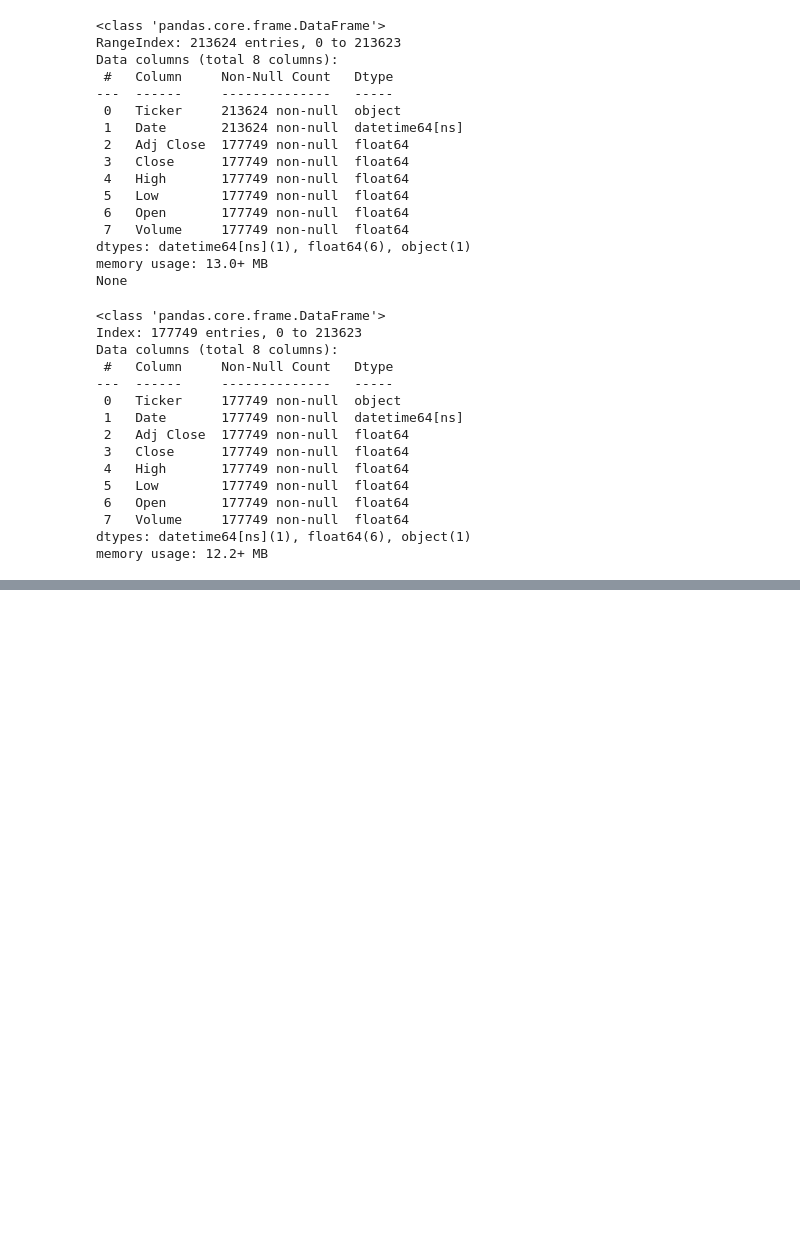
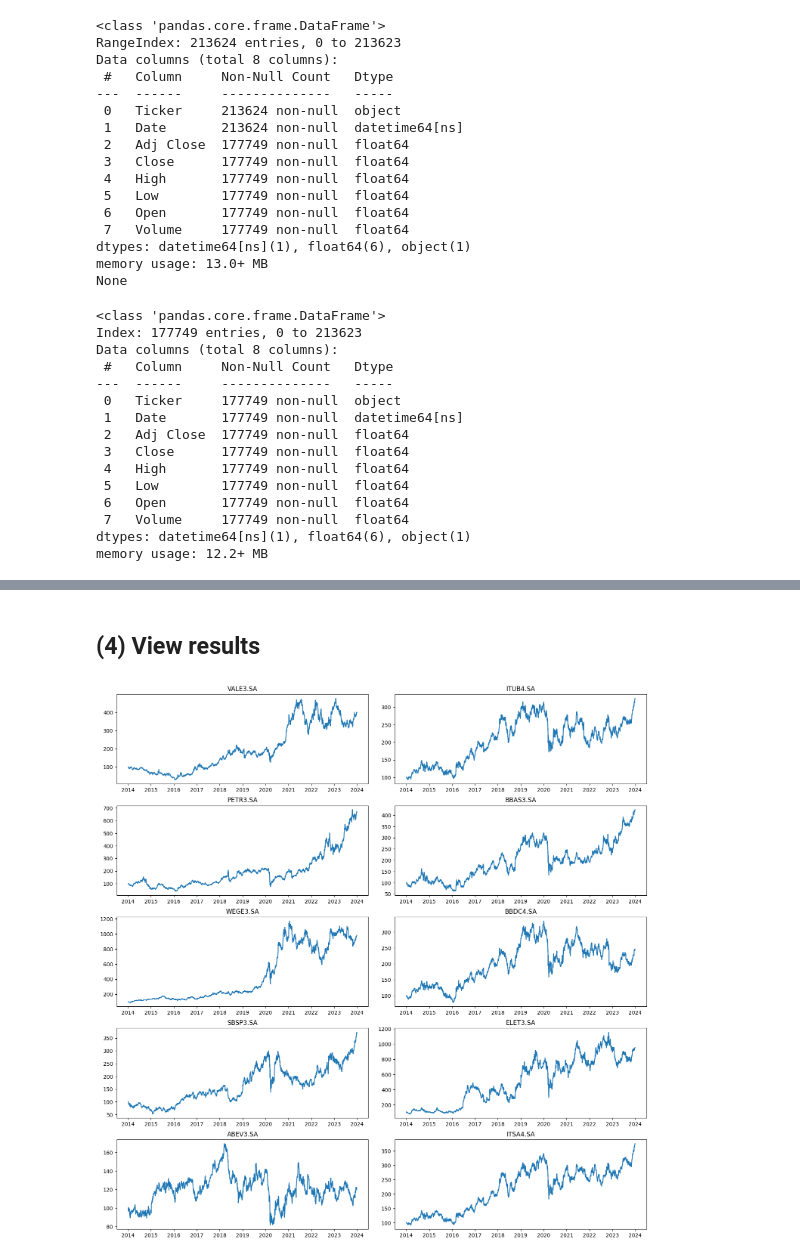
Before and after one commit to YohanMercesR/dashboard-financas, a Jupyter notebook: script_dashboard.ipynb.ipynb, the cells around one changed output, grey strips where cells are left out. Cells and saved outputs as stored; diff of their text form; code cells hidden in the pictures; blank space fills up the shorter version.

Commit message:
carteira ficticia com top 10 participantes do ibov e visualizacao de resultados

```diff
--- a/script_dashboard.ipynb.ipynb
+++ b/script_dashboard.ipynb.ipynb
@@ -181,0 +268,20 @@ memory usage: 12.2+ MB
+# %%
+# Filter only select assets
+port = d.copy()
+port.set_index('Date', inplace=True)
+port = port[[ "VALE3.SA", "ITUB4.SA", "PETR3.SA", "BBAS3.SA", "WEGE3.SA", "BBDC4.SA", "SBSP3.SA", "ELET3.SA", "ABEV3.SA", "ITSA4.SA" ]]
+display(port.head())
+#print(d.info())
+
+# Multiply the quantity of stocks
+for i in range(len(quantity)):
+    #print(i)
+    #print("Asset: " , port.columns[i])
+    port.loc[ : ,port.columns[i]] = port.loc[ : ,port.columns[i]]*quantity[i]
+
+# View
+# display(port.head())
+
+# Portifolio
+port["Portifolio"] = port.iloc[:].sum(axis = 1)
+display(port.head())
@@ -181,0 +303,9 @@ memory usage: 12.2+ MB
+# %%
+# Get ibov time series data to use as benchmark
+raw_ibov = yf.download("^BVSP", start="2014-01-01", end="2024-01-01")[["Adj Close"]]
+ibov = raw_ibov.rename(columns={"Adj Close":"Ibov"})
+display(ibov.head())
+
+# Merge with port dataframe
+new_port = pd.merge(ibov, port, how = 'inner', on = 'Date')
+display(new_port.head())
@@ -181,0 +328,4 @@ memory usage: 12.2+ MB
+# %%
+# Normalize
+port_normalized = (new_port/new_port.iloc[0])*100
+display(port_normalized.head())
@@ -181,0 +340,13 @@ memory usage: 12.2+ MB
+# %% [markdown]
+## (4) View results
+# %%
+# View each asset perfomance
+fig, axs = plt.subplots(5,2, figsize=(15,15))
+fig.tight_layout(pad=2.0)
+
+# Figs
+for i, ax in enumerate(axs.flatten()):
+    ax.plot(port_normalized[port_normalized.columns[i+1]])
+    ax.set_title(str(port_normalized.columns[i+1]))
+# %% [output]
+[figure, added]
```
Also changed, not shown: parts of 14 cells of this notebook.
